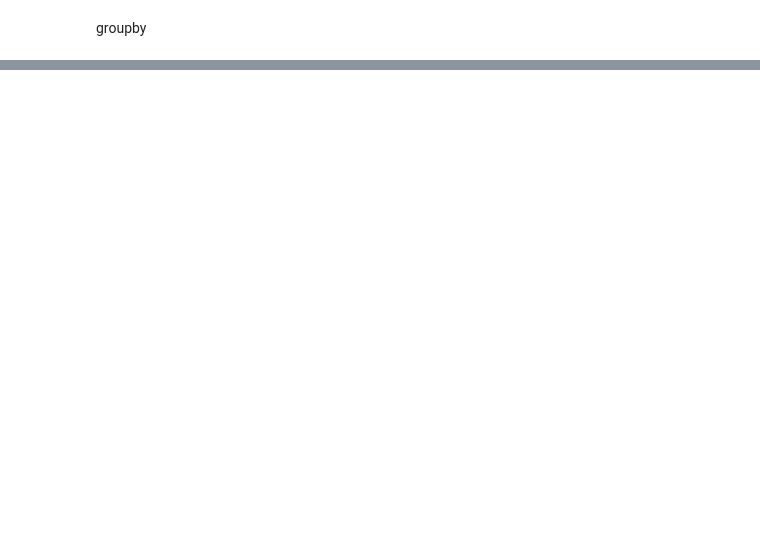
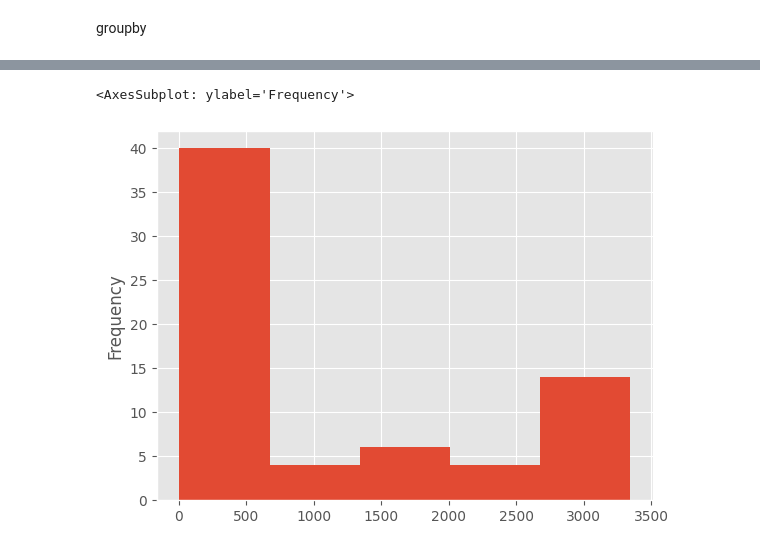
Before and after one commit to ashutoshshubham/python-DS, a Jupyter notebook: datascience/dataAnalytics.ipynb, the cells around one changed output, grey strips where cells are left out. Drawn from its saved outputs; the diff is of its cells as text; code cells hidden in the pictures; blank space fills up the shorter version.

```diff
--- a/datascience/dataAnalytics.ipynb
+++ b/datascience/dataAnalytics.ipynb
@@ -140,0 +154,3 @@ cdf
+# %%
+cdf = df.groupby(by = 'Continent')[list(years)].agg(['median','mean'])
+cdf
@@ -140,0 +174,5 @@ cdf
+# %%
+cdf.loc['Asia',years].plot(kind='hist',bins = 5)
+# %% [output]
+<AxesSubplot: ylabel='Frequency'>
+[figure, added]
```
Also changed, not shown: parts of 9 cells of this notebook, 2 other files.
